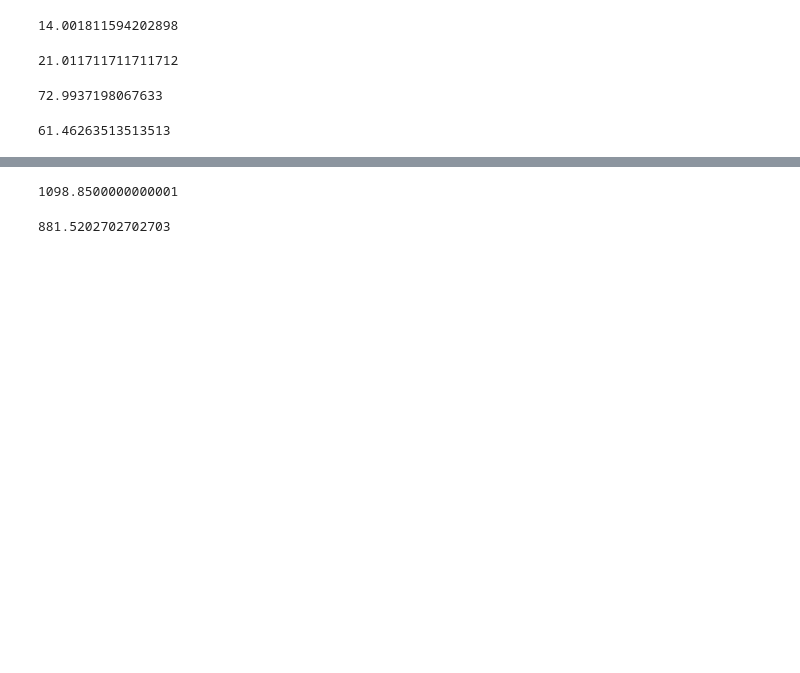
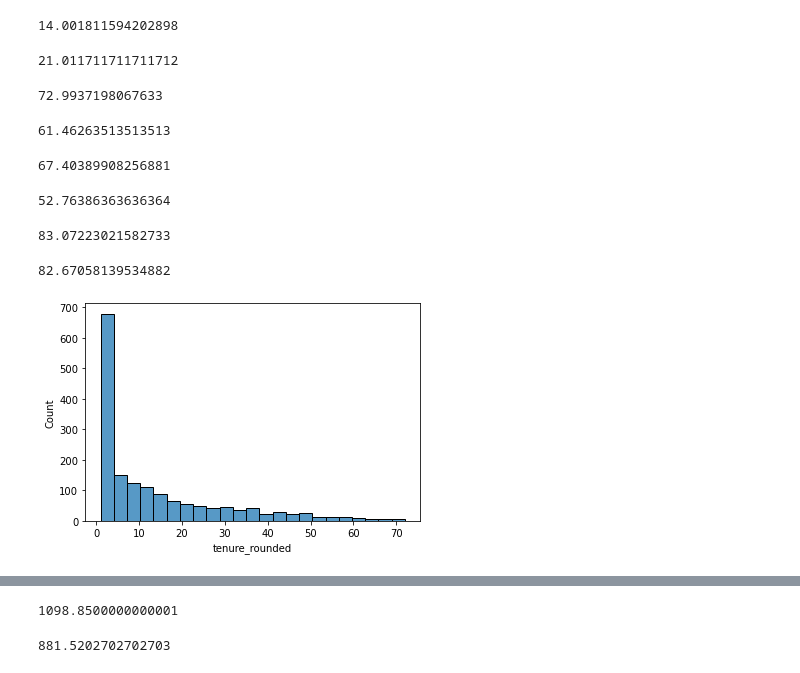
Before and after one commit to johnathon-smith/numpy-pandas-visualization-exercises, a Jupyter notebook: telecom_project/telecom_churn_project.ipynb, the cells around one changed output, grey strips where cells are left out. Saved outputs shown, nothing was run; the diff lists cells and outputs as text; code cells hidden in the pictures; blank space fills up the shorter version.

```diff
--- a/telecom_project/telecom_churn_project.ipynb
+++ b/telecom_project/telecom_churn_project.ipynb
@@ -282,3 +282,24 @@ customers_churned.monthly_charges.mean()
 customers_unchurned.monthly_charges.mean()
 # %% [output]
 61.46263513513513
+# %%
+customers_churned[customers_churned.tenure_rounded <= 14].monthly_charges.mean()
+# %% [output]
+67.40389908256881
+# %%
+customers_unchurned[customers_unchurned.tenure_rounded <= 21].monthly_charges.mean()
+# %% [output]
+52.76386363636364
+# %%
+customers_churned[(customers_churned.tenure_rounded <= 14) & (customers_churned.internet_service == 2)].monthly_charges.mean()
+# %% [output]
+83.07223021582733
+# %%
+customers_unchurned[(customers_unchurned.tenure_rounded <= 21) & (customers_unchurned.internet_service == 2)].monthly_charges.mean()
+# %% [output]
+82.67058139534882
+# %%
+sns.histplot(customers_churned.tenure_rounded)
+plt.show()
+# %% [output]
+[figure, added]
```
Also changed, not shown: parts of 48 cells of this notebook.
